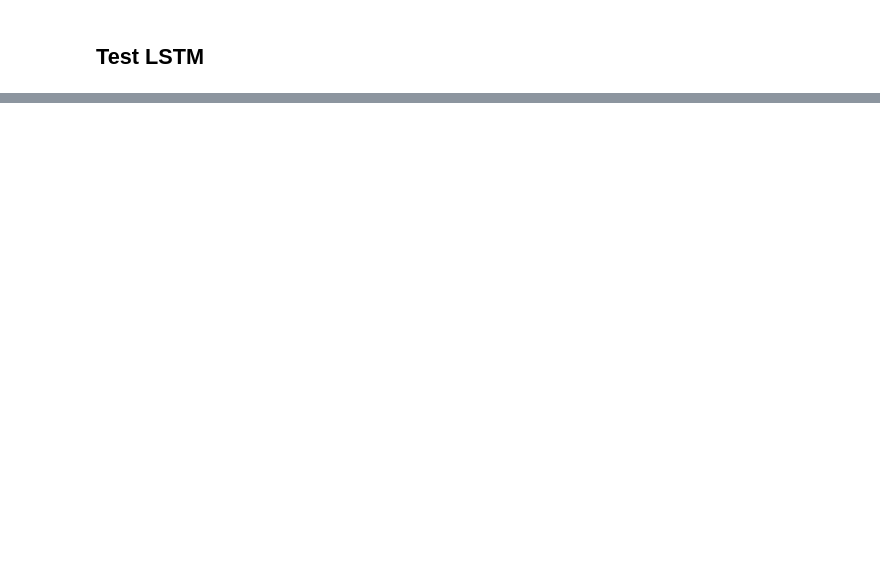
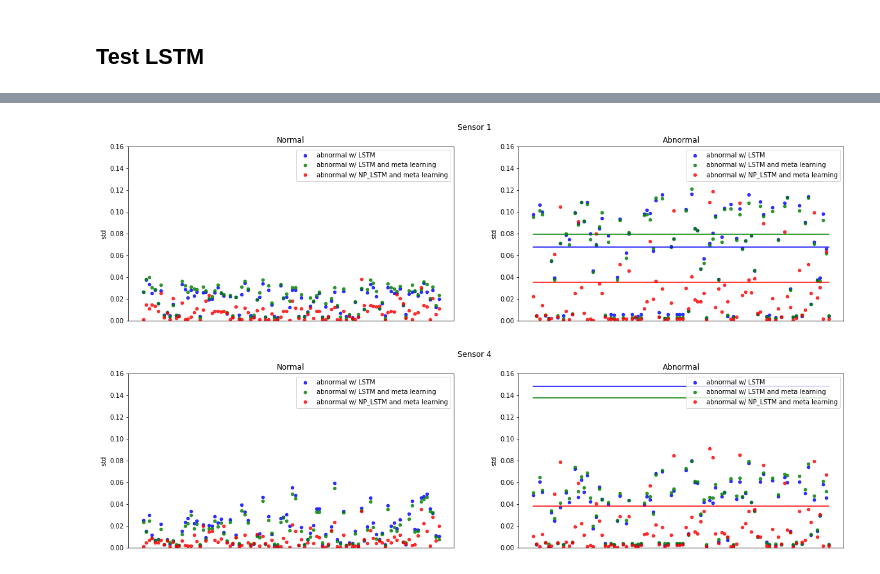
Before and after one commit to adas-isza/Anomaly-Detection-Uncertainty-Analysis, a Jupyter notebook: reg_paper_new.ipynb, the cells around one changed output, grey strips where cells are left out. Saved outputs shown, nothing was run; the diff lists cells and outputs as text; code cells hidden in the pictures; blank space fills up the shorter version.

```diff
--- a/reg_paper_new.ipynb
+++ b/reg_paper_new.ipynb
@@ -979,0 +1044,29 @@ print(test_lstm_list)
+# %%
+labels = ['abnormal w/ NP_LSTM and meta learning', 'abnormal w/ LSTM and meta learning', 'abnormal w/ LSTM']
+colors = ['r', 'g', 'b']
+for i in [0, 3]:
+    fig, axs = plt.subplots(1, 2)
+    fig.set_size_inches(20, 5)
+    for j in [2, 1, 0]: # 3 models
+        stds_ab = np.std(record_ab[j], axis=1) # (N=100 instances, D=16 sensors)
+        stds_test = np.std(record_test[j], axis=1) # (N=100 instances, D=16 sensors)
+        stds_thresh = record_val[j] # (D=16 sensors, )
+
+        axs[0].scatter(range(100), stds_test[:,i], alpha=0.8, s=20, label=labels[j], color=colors[j])
+        axs[1].scatter(range(100), stds_ab[:,i], alpha=0.8, s=20, label=labels[j], color=colors[j])
+        axs[1].plot([0, 99], [stds_thresh[i]]*2, color=colors[j])
+    axs[0].set_xticks([])
+    axs[1].set_xticks([])
+    axs[0].set_ylabel('std')
+    axs[1].set_ylabel('std')
+    axs[0].set_ylim(0.00, 0.16)
+    axs[1].set_ylim(0.00, 0.16)
+    axs[0].set_title('Normal')
+    axs[1].set_title('Abnormal')
+    axs[0].legend(loc='upper right')
+    axs[1].legend(loc='upper right')
+    fig.suptitle('Sensor ' + str(i+1))
+    plt.show()
+# %% [output]
+[figure, added]
+[figure, added]
```
Also changed, not shown: parts of 13 cells of this notebook.
